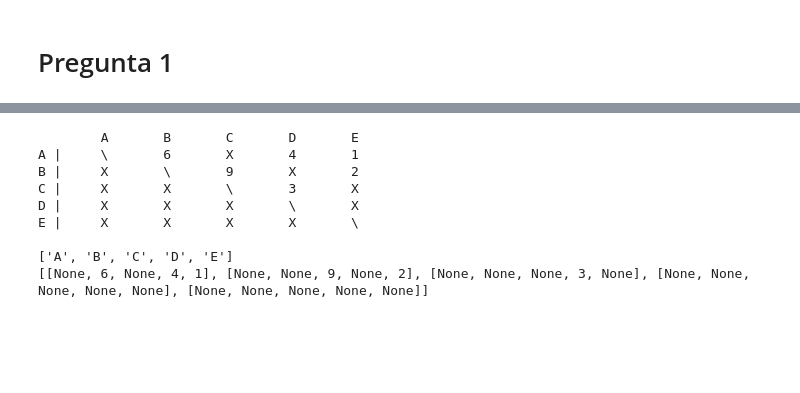
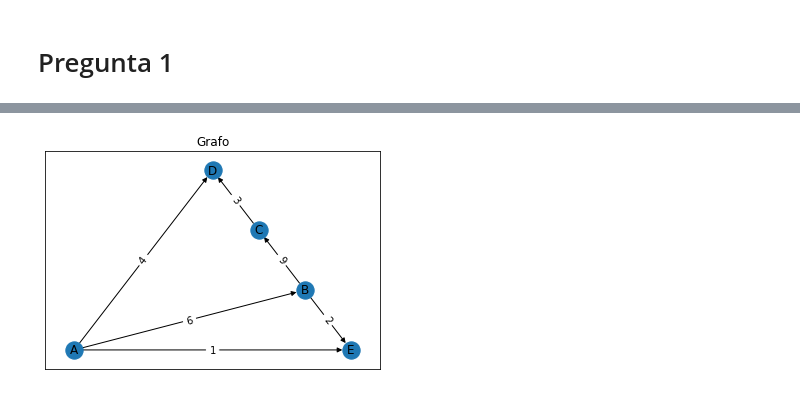
Before and after one commit to leocesias/tf-202010773-20201b333-201710310, a Jupyter notebook: Final.ipynb, the cells around one changed output, grey strips where cells are left out. Drawn from its saved outputs; the diff is of its cells as text; code cells hidden in the pictures; blank space fills up the shorter version.

```diff
--- a/Final.ipynb
+++ b/Final.ipynb
@@ -170,29 +278,37 @@ class Grafo:
 # %%
+def leer_csv(F):
+    #Lectura de datos para la impresión del grafo ponderado de las calles
+    datos=pd.read_csv('vertices.csv',header=0)
+    id_calle=datos['Item']
+    id_origen_interseccion=datos['ID_Origen_intereccion']
+    costo=datos['Costo1']
+#    for i in id_calle:
+#        F.add_edge(id_calle[i], id_origen_interseccion[i], costo[i])
+
+def agregar_arista(G,u,v,w=1,di=True):
+    G.add_edge(u,v,weight=w)
+
+    if not di:
+        G.add_edge(v,u,weight=w)
+
 if __name__=="__main__":
-    #Representación de matriz para pasar a grafo
-    g=Grafo()
-    g.agregar_vertice("A")
-    g.agregar_vertice("B")
-    g.agregar_vertice("C")
-    g.agregar_vertice("D")
-    g.agregar_vertice("E")
 
-    g.agregar_arista("A","B",6,True)
-    g.agregar_arista("A","D",4,True)
-    g.agregar_arista("A","E",1,True)
-    g.agregar_arista("B","C",9,True)
-    g.agregar_arista("B","E",2,True)
-    g.agregar_arista("C","D",3,True)
+    F = nx.DiGraph()
+    leer_csv(F)
+    G = nx.DiGraph()
+    #Grafo ponderado
+    agregar_arista(G,"A","B",6)
+    agregar_arista(G,"A","D",4)
+    agregar_arista(G,"A","E",1)
+    agregar_arista(G,"B","C",9)
+    agregar_arista(G,"B","E",2)
+    agregar_arista(G,"C","D",3)
 
-    g.imprimir_matriz(g.matriz)
-    g.imprimir_matrizp(g.matriz)
+    pos=nx.layout.planar_layout(G)
+    nx.draw_networkx(G, pos)
+    labels=nx.get_edge_attributes(G, 'weight')
+    nx.draw_networkx_edge_labels(G,pos,edge_labels=labels)
+    plt.title("Grafo")
+    plt.show()
 # %% [output]
-        A       B       C       D       E
-A |     \       6       X       4       1
-B |     X       \       9       X       2
-C |     X       X       \       3       X
-D |     X       X       X       \       X
-E |     X       X       X       X       \
-
-['A', 'B', 'C', 'D', 'E']
-[[None, 6, None, 4, 1], [None, None, 9, None, 2], [None, None, None, 3, None], [None, None, None, None, None], [None, None, None, None, None]]
+[figure, added]
```
Also changed, not shown: parts of 5 cells of this notebook.
